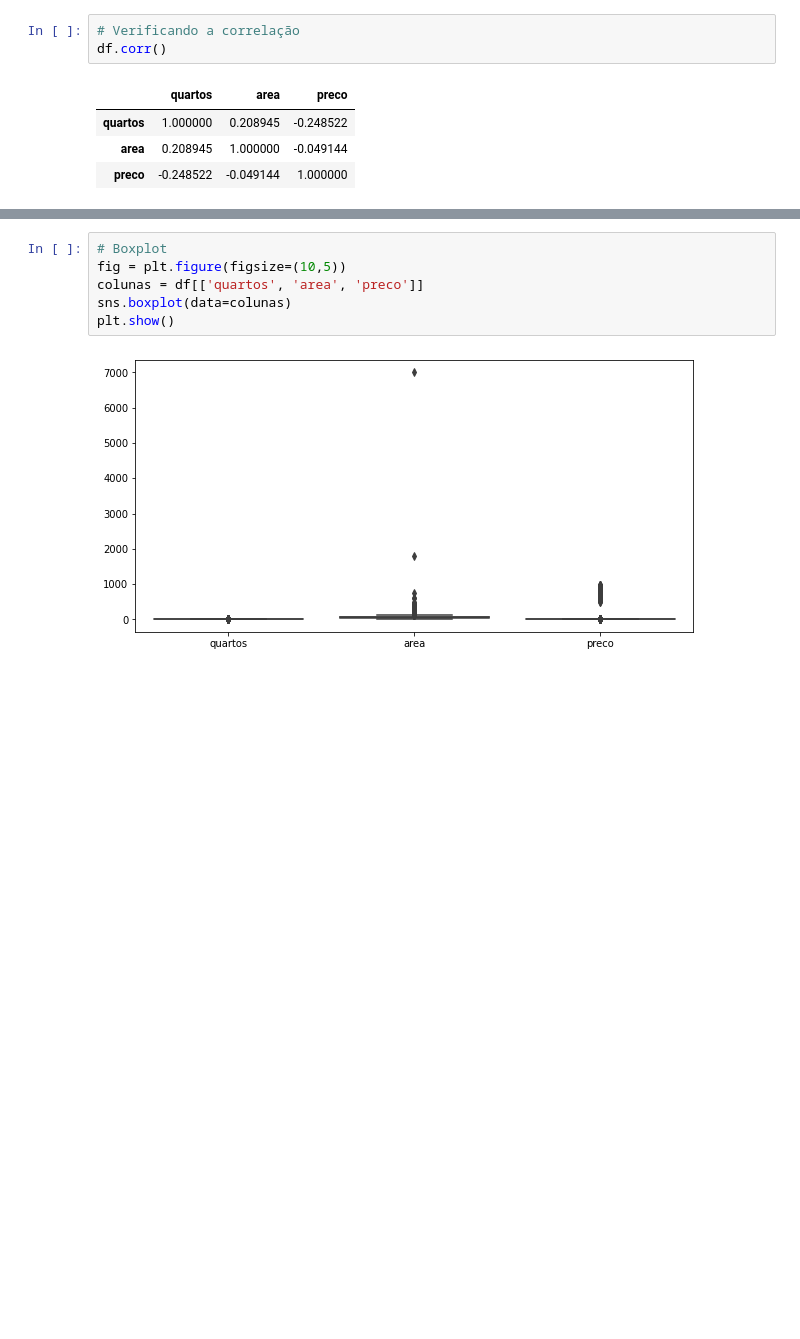
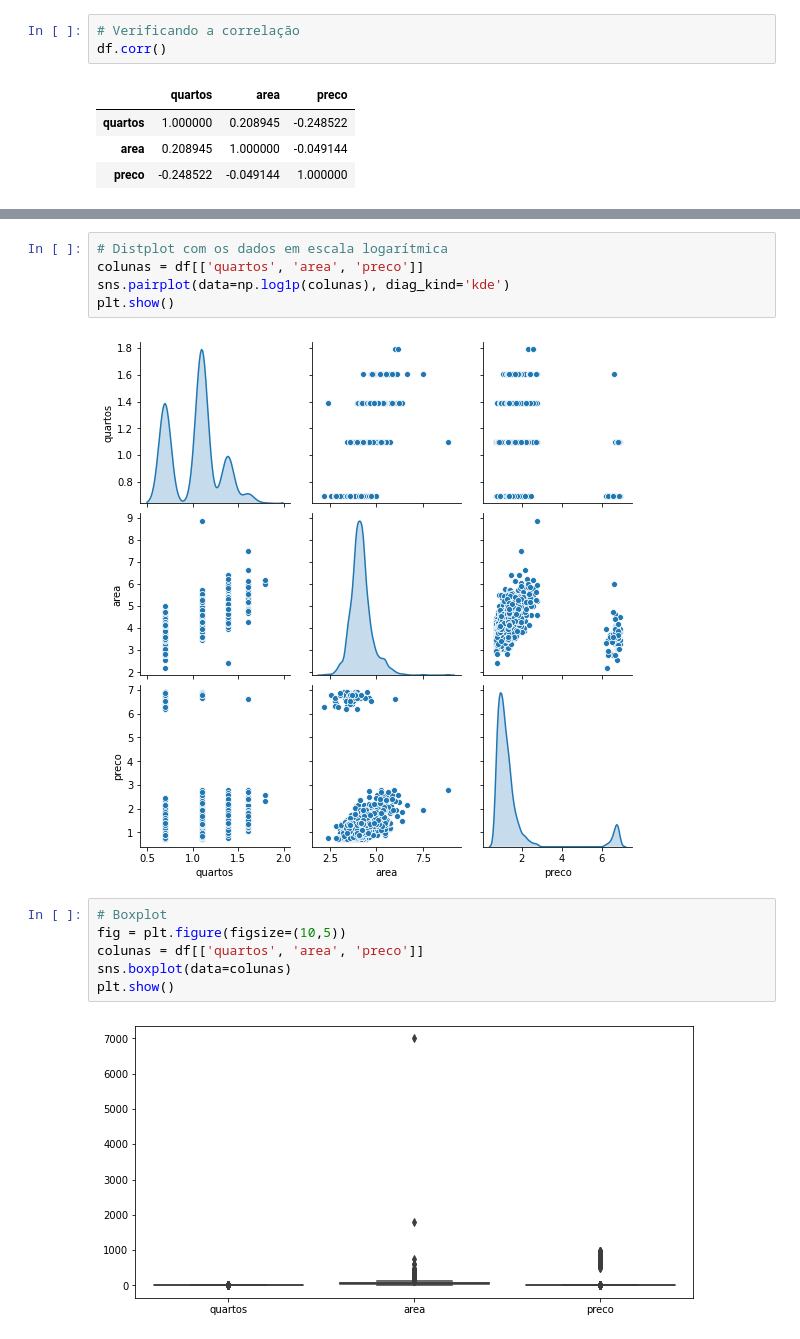
Before and after one commit to EduardoCampos1978/calculadora-de-aluguel, a Jupyter notebook: analise_exploratoria.ipynb, the cells around one changed output, grey strips where cells are left out. Cells and saved outputs as stored; diff of their text form; blank space fills up the shorter version.

Commit message:
Add pairplot to log scale

```diff
--- a/analise_exploratoria.ipynb
+++ b/analise_exploratoria.ipynb
@@ -71,6 +71,13 @@ sns.pairplot(data=colunas, diag_kind='kde')
 plt.show()
 # %% [output]
 [figure]
+# %%
+# Distplot com os dados em escala logarítmica
+colunas = df[['quartos', 'area', 'preco']]
+sns.pairplot(data=np.log1p(colunas), diag_kind='kde')
+plt.show()
+# %% [output]
+[figure, added]
 # %%
 # Boxplot
 fig = plt.figure(figsize=(10,5))
```
Also changed, not shown: parts of 2 cells of this notebook.
